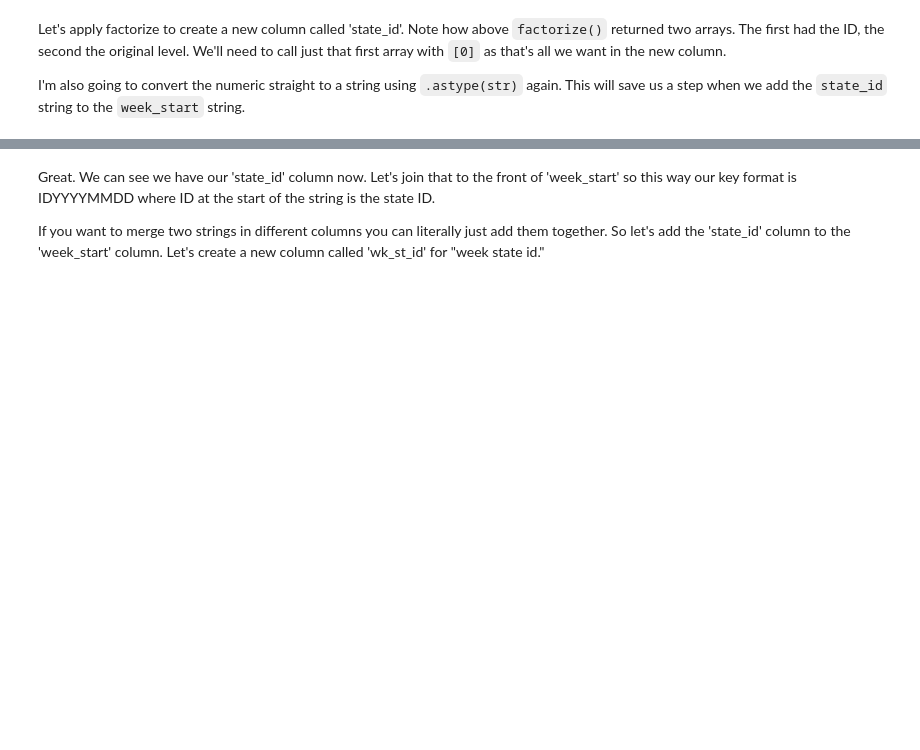
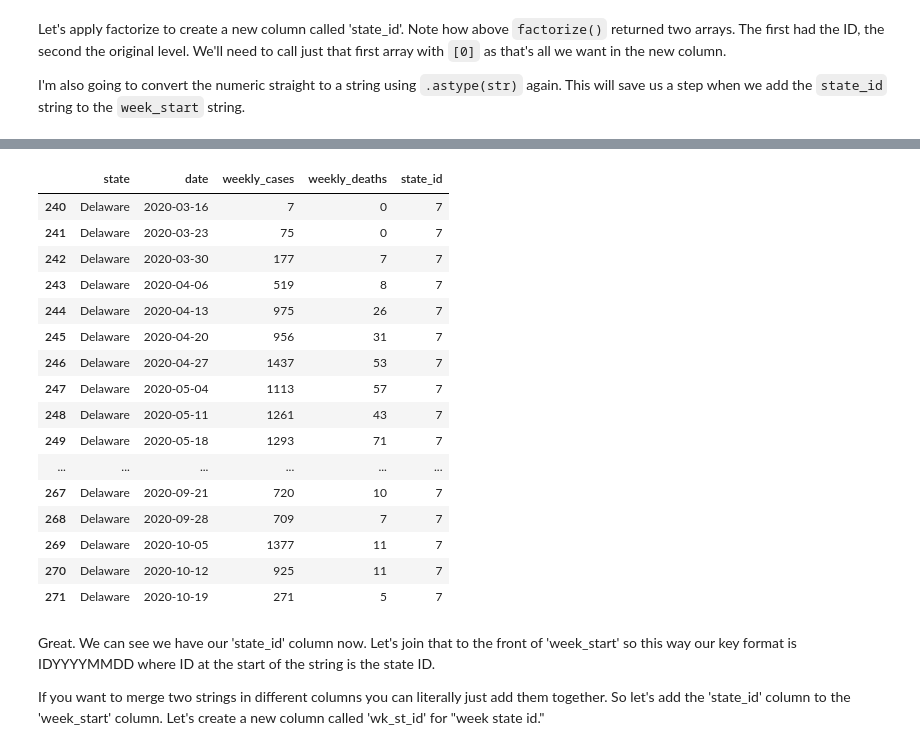
Before and after one commit to alostmathematician/ISTA-366, a Jupyter notebook: NB6_ISTA_322_S23_Simple_ETL_blank.ipynb, the cells around one changed output, grey strips where cells are left out. Cells and saved outputs as stored; diff of their text form; code cells hidden in the pictures; blank space fills up the shorter version.

```diff
--- a/NB6_ISTA_322_S23_Simple_ETL_blank.ipynb
+++ b/NB6_ISTA_322_S23_Simple_ETL_blank.ipynb
@@ -169,3 +295,23 @@ covid_grouped # check it
+# %%
+covid_grouped[covid_grouped['state'] == 'Delaware']
+# %% [output]
+|  | state | date | weekly_cases | weekly_deaths | state_id |
+| 240 | Delaware | 2020-03-16 | 7 | 0 | 7 |
+| 241 | Delaware | 2020-03-23 | 75 | 0 | 7 |
+| 242 | Delaware | 2020-03-30 | 177 | 7 | 7 |
+| 243 | Delaware | 2020-04-06 | 519 | 8 | 7 |
+| 244 | Delaware | 2020-04-13 | 975 | 26 | 7 |
+| 245 | Delaware | 2020-04-20 | 956 | 31 | 7 |
+| 246 | Delaware | 2020-04-27 | 1437 | 53 | 7 |
+| 247 | Delaware | 2020-05-04 | 1113 | 57 | 7 |
+| 248 | Delaware | 2020-05-11 | 1261 | 43 | 7 |
+| 249 | Delaware | 2020-05-18 | 1293 | 71 | 7 |
+| ... | ... | ... | ... | ... | ... |
+| 267 | Delaware | 2020-09-21 | 720 | 10 | 7 |
+| 268 | Delaware | 2020-09-28 | 709 | 7 | 7 |
+| 269 | Delaware | 2020-10-05 | 1377 | 11 | 7 |
+| 270 | Delaware | 2020-10-12 | 925 | 11 | 7 |
+| 271 | Delaware | 2020-10-19 | 271 | 5 | 7 |
 # %% [markdown]
 Great. We can see we have our 'state_id' column now. Let's join that to the front of 'week_start' so this way our key format is IDYYYYMMDD where ID at the start of the string is the state ID.
 
```
Also changed, not shown: parts of 45 cells of this notebook.
